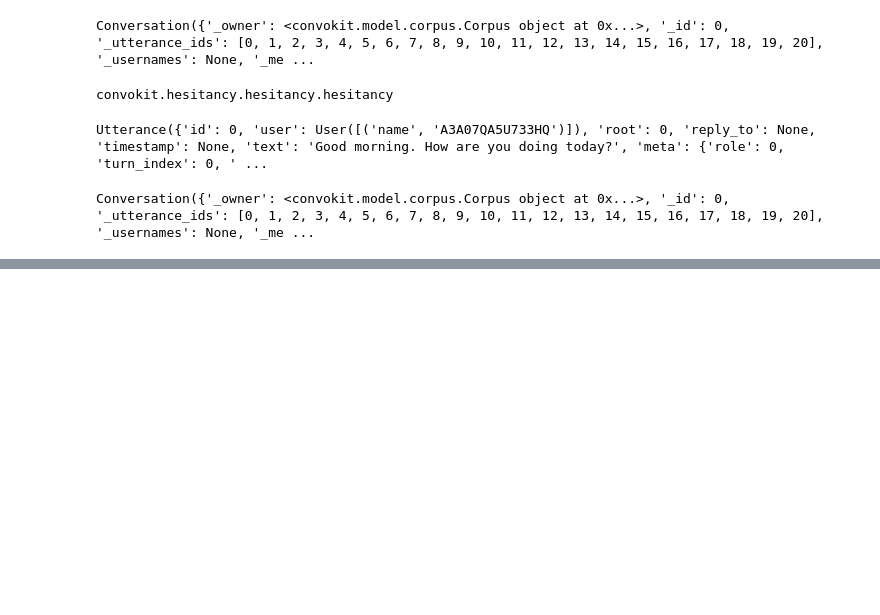
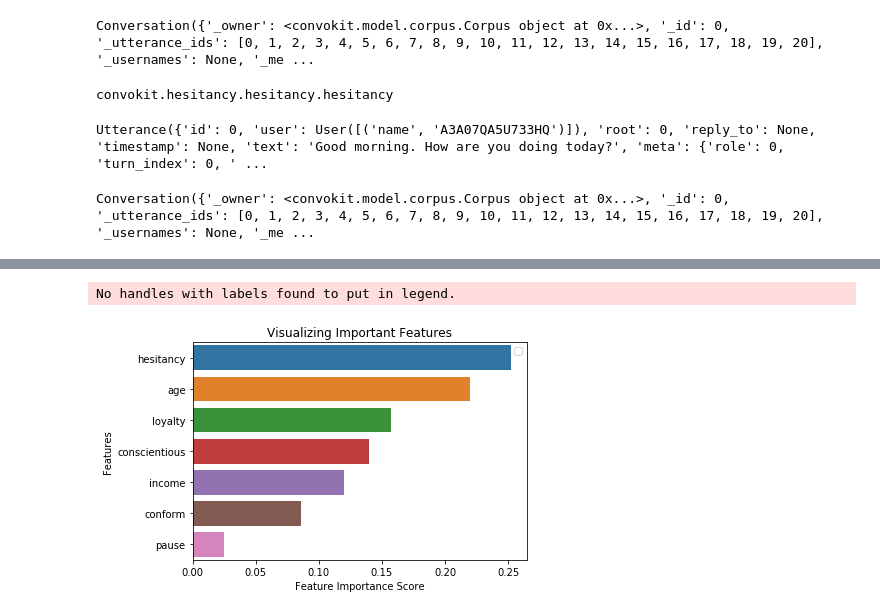
Before and after one commit to junfrankli/Cornell-Conversational-Analysis-Toolkit, a Jupyter notebook: datasets/persuasion_corpus/Transformer Creation - Grace.ipynb, the cells around one changed output, grey strips where cells are left out. Cells and saved outputs as stored; diff of their text form; code cells hidden in the pictures; blank space fills up the shorter version.

```diff
--- a/datasets/persuasion_corpus/Transformer Creation - Grace.ipynb
+++ b/datasets/persuasion_corpus/Transformer Creation - Grace.ipynb
@@ -161,0 +226,3 @@ Conversation({'_owner': <convokit.model.corpus.Corpus object at 0x...>, '_id': 0
+# %%
+df2 = df.dropna()
+df2.head()
@@ -161,0 +240,3 @@ Conversation({'_owner': <convokit.model.corpus.Corpus object at 0x...>, '_id': 0
+# %%
+Y = df2['donation'].astype(float) == df2['pledged'].astype(float)
+Y.head(5)
@@ -161,0 +267,11 @@ Conversation({'_owner': <convokit.model.corpus.Corpus object at 0x...>, '_id': 0
+# %%
+#Import Random Forest Model
+from sklearn.ensemble import RandomForestClassifier
+
+#Create a Gaussian Classifier
+rf = RandomForestClassifier(n_estimators=100)
+
+#Train the model using the training sets y_pred=clf.predict(X_test)
+rf.fit(df2.values[0:172,2:], Y[0:172])
+
+y_pred=rf.predict(df2.values[172:,2:])
@@ -161,0 +283,3 @@ Conversation({'_owner': <convokit.model.corpus.Corpus object at 0x...>, '_id': 0
+# %%
+feature_imp = pd.Series(rf.feature_importances_, index=df2.columns[2:]).sort_values(ascending=False)
+feature_imp
@@ -161,0 +295,15 @@ Conversation({'_owner': <convokit.model.corpus.Corpus object at 0x...>, '_id': 0
+# %%
+import matplotlib.pyplot as plt
+import seaborn as sns
+%matplotlib inline
+# Creating a bar plot
+sns.barplot(x=feature_imp, y=feature_imp.index)
+# Add labels to your graph
+plt.xlabel('Feature Importance Score')
+plt.ylabel('Features')
+plt.title("Visualizing Important Features")
+plt.legend()
+plt.show()
+# %% [output]
+No handles with labels found to put in legend.
+[figure, added]
```
Also changed, not shown: parts of 21 cells of this notebook.
